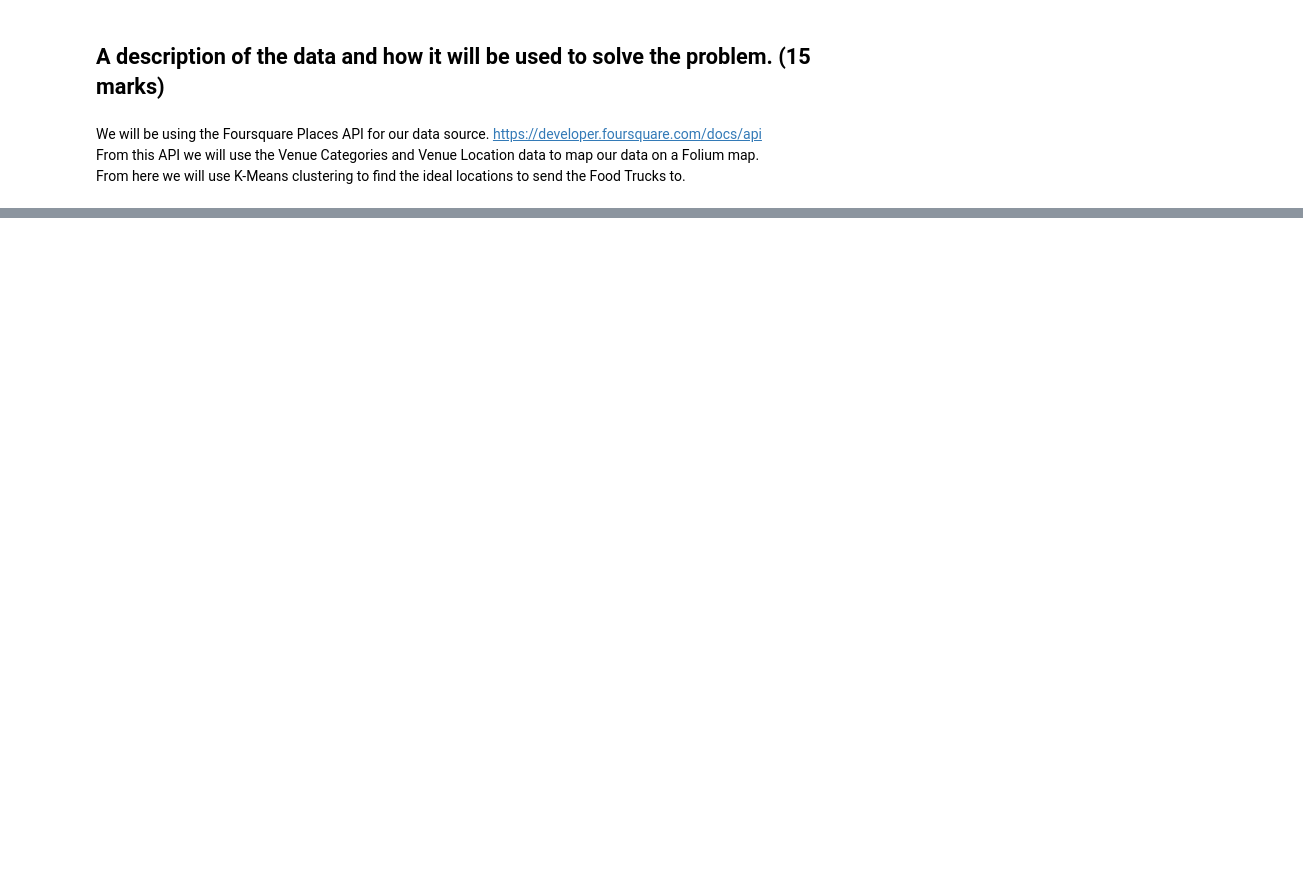
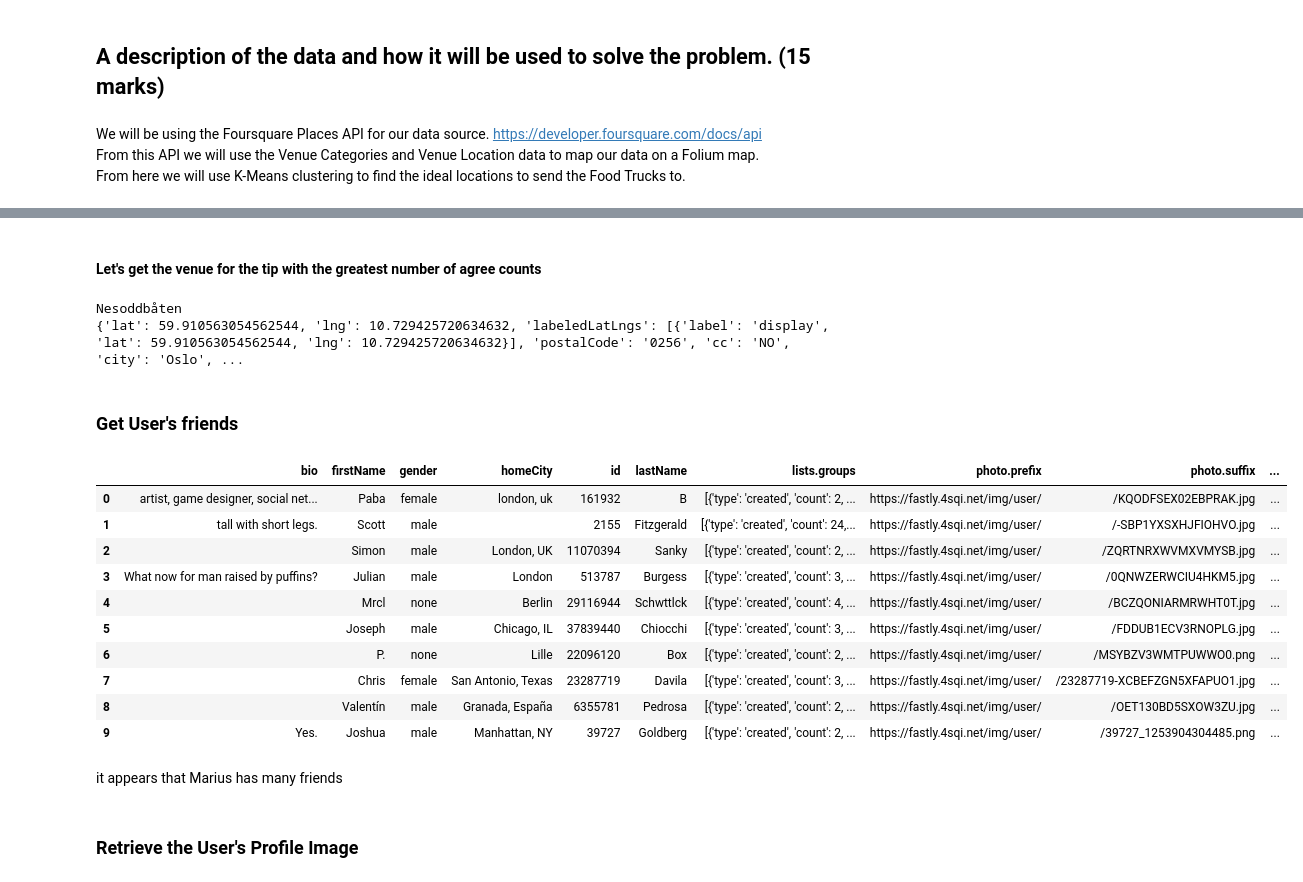
Before and after one commit to JPLAVALLEY/Coursera_Capstone, a Jupyter notebook: Capstone Project - The Battle of Neighborhoods.ipynb, the cells around one changed output, grey strips where cells are left out. Drawn from its saved outputs; the diff is of its cells as text; code cells hidden in the pictures; blank space fills up the shorter version.

```diff
--- a/Capstone Project - The Battle of Neighborhoods.ipynb
+++ b/Capstone Project - The Battle of Neighborhoods.ipynb
@@ -31,0 +385,11 @@ From here we will use K-Means clustering to find the ideal locations to send the
+# %%
+pd.set_option('display.max_colwidth', -1)
+
+tips_df = json_normalize(tips) # json normalize tips
+
+# columns to keep
+filtered_columns = ['text', 'agreeCount', 'disagreeCount', 'id', 'user.firstName', 'user.lastName', 'user.gender', 'user.id']
+tips_filtered = tips_df.loc[:, filtered_columns]
+
+# display tips
+tips_filtered
@@ -31,0 +407,11 @@ From here we will use K-Means clustering to find the ideal locations to send the
+# %%
+user_id = '142228' # user ID with most agree counts and complete profile
+
+url = 'https://api.foursquare.com/v2/users/{}?client_id={}&client_secret={}&v={}'.format(user_id, CLIENT_ID, CLIENT_SECRET, VERSION) # define URL
+
+# send GET request
+results = requests.get(url).json()
+user_data = results['response']['user']
+
+# display features associated with user
+user_data.keys()
@@ -31,0 +438,19 @@ From here we will use K-Means clustering to find the ideal locations to send the
+# %%
+# define tips URL
+url = 'https://api.foursquare.com/v2/users/{}/tips?client_id={}&client_secret={}&v={}&limit={}'.format(user_id, CLIENT_ID, CLIENT_SECRET, VERSION, limit)
+
+# send GET request and get user's tips
+results = requests.get(url).json()
+tips = results['response']['tips']['items']
+
+# format column width
+pd.set_option('display.max_colwidth', -1)
+
+tips_df = json_normalize(tips)
+
+# filter columns
+filtered_columns = ['text', 'agreeCount', 'disagreeCount', 'id']
+tips_filtered = tips_df.loc[:, filtered_columns]
+
+# display user's tips
+tips_filtered
@@ -31,0 +474,36 @@ From here we will use K-Means clustering to find the ideal locations to send the
+# %% [markdown]
+#### Let's get the venue for the tip with the greatest number of agree counts
+# %%
+tip_id = '5bdb2bbc1af852002cd67bb0' # tip id
+
+# define URL
+url = 'http://api.foursquare.com/v2/tips/{}?client_id={}&client_secret={}&v={}'.format(tip_id, CLIENT_ID, CLIENT_SECRET, VERSION)
+
+# send GET Request and examine results
+result = requests.get(url).json()
+print(result['response']['tip']['venue']['name'])
+print(result['response']['tip']['venue']['location'])
+# %% [output]
+Nesoddbåten
+{'lat': 59.910563054562544, 'lng': 10.729425720634632, 'labeledLatLngs': [{'label': 'display', 'lat': 59.910563054562544, 'lng': 10.729425720634632}], 'postalCode': '0256', 'cc': 'NO', 'city': 'Oslo', ...
+# %% [markdown]
+### Get User's friends
+# %%
+user_friends = json_normalize(user_data['friends']['groups'][0]['items'])
+user_friends
+# %% [output]
+|  | bio | firstName | gender | homeCity | id | lastName | lists.groups | photo.prefix | photo.suffix | ... |
+| 0 | artist, game designer, social net... | Paba | female | london, uk | 161932 | B | [{'type': 'created', 'count': 2, ... | https://fastly.4sqi.net/img/user/ | /KQODFSEX02EBPRAK.jpg | ... |
+| 1 | tall with short legs. | Scott | male |  | 2155 | Fitzgerald | [{'type': 'created', 'count': 24,... | https://fastly.4sqi.net/img/user/ | /-SBP1YXSXHJFIOHVO.jpg | ... |
+| 2 |  | Simon | male | London, UK | 11070394 | Sanky | [{'type': 'created', 'count': 2, ... | https://fastly.4sqi.net/img/user/ | /ZQRTNRXWVMXVMYSB.jpg | ... |
+| 3 | What now for man raised by puffins? | Julian | male | London | 513787 | Burgess | [{'type': 'created', 'count': 3, ... | https://fastly.4sqi.net/img/user/ | /0QNWZERWCIU4HKM5.jpg | ... |
+| 4 |  | Mrcl | none | Berlin | 29116944 | Schwttlck | [{'type': 'created', 'count': 4, ... | https://fastly.4sqi.net/img/user/ | /BCZQONIARMRWHT0T.jpg | ... |
+| 5 |  | Joseph | male | Chicago, IL | 37839440 | Chiocchi | [{'type': 'created', 'count': 3, ... | https://fastly.4sqi.net/img/user/ | /FDDUB1ECV3RNOPLG.jpg | ... |
+| 6 |  | P. | none | Lille | 22096120 | Box | [{'type': 'created', 'count': 2, ... | https://fastly.4sqi.net/img/user/ | /MSYBZV3WMTPUWWO0.png | ... |
+| 7 |  | Chris | female | San Antonio, Texas | 23287719 | Davila | [{'type': 'created', 'count': 3, ... | https://fastly.4sqi.net/img/user/ | /23287719-XCBEFZGN5XFAPUO1.jpg | ... |
+| 8 |  | Valentín | male | Granada, España | 6355781 | Pedrosa | [{'type': 'created', 'count': 2, ... | https://fastly.4sqi.net/img/user/ | /OET130BD5SXOW3ZU.jpg | ... |
+| 9 | Yes. | Joshua | male | Manhattan, NY | 39727 | Goldberg | [{'type': 'created', 'count': 2, ... | https://fastly.4sqi.net/img/user/ | /39727_1253904304485.png | ... |
+# %% [markdown]
+it appears that Marius has many friends
+# %% [markdown]
+### Retrieve the User's Profile Image
```
Also changed, not shown: parts of 56 cells of this notebook.
